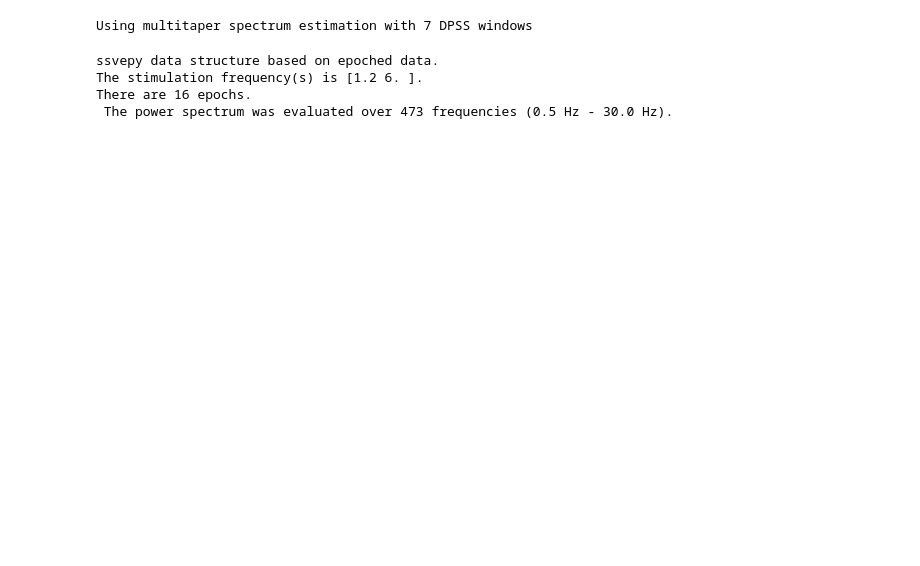
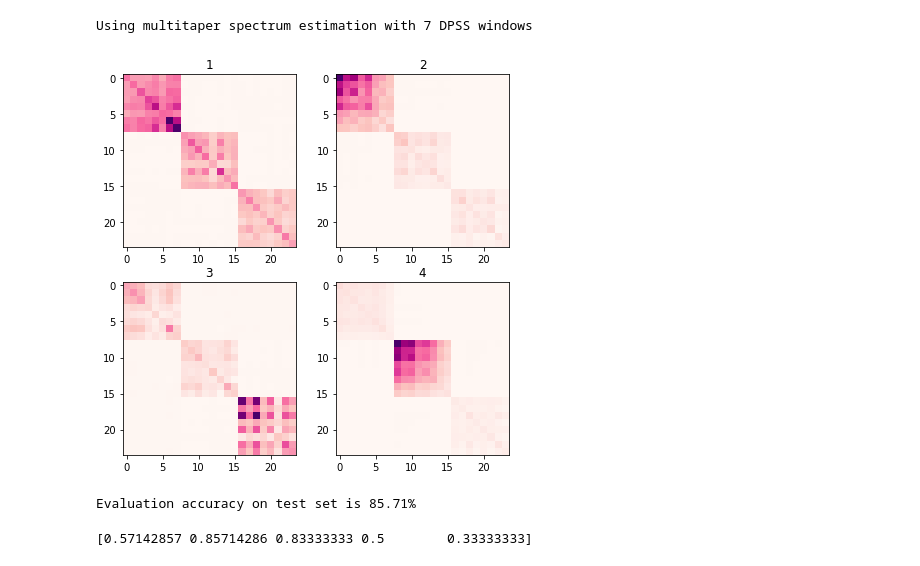
Before and after one commit to dpstart/genbci, a Jupyter notebook: genbci/notebooks/run.ipynb, the cells around one changed output. Saved outputs shown, nothing was run; the diff lists cells and outputs as text; code cells hidden in the pictures; blank space fills up the shorter version.

```diff
--- a/genbci/notebooks/run.ipynb
+++ b/genbci/notebooks/run.ipynb
@@ -38,9 +31,49 @@ Butterworth bandpass zero-phase (two-pass forward and reverse) non-causal filter
 # %%
-ssvep_example = SSVEP(epoch_example, [1.2, 6.0], fmin=0.5, fmax=30, compute_tfr=True)
-ssvep_example
+ssvep_example = SSVEP(epochs_exo, [13.0, 17.0, 21.0], fmin=0.5, fmax=30, compute_tfr=True)
+y = ssvep_example.epochs.events[:,2]
+classes = ssvep_example.epochs.event_id.values()
 # %% [output]
 Using multitaper spectrum estimation with 7 DPSS windows
-ssvepy data structure based on epoched data.
-The stimulation frequency(s) is [1.2 6. ].
-There are 16 epochs.
- The power spectrum was evaluated over 473 frequencies (0.5 Hz - 30.0 Hz).
+# %%
+sscov_trials = SSVEPCovariances(estimator='lwf', freq_targets=[13, 17, 21],
+                              filttype='forward-backward').transform(ssvep_example.epochs.get_data())
+# %%
+from sklearn.model_selection import train_test_split
+cov_train, cov_test, y_train, y_test = train_test_split(sscov_trials, y, test_size=0.2, random_state=42)
+# %%
+from pyriemann.utils.mean import mean_riemann
+cov_centers = np.empty((len(classes), 24, 24))
+for i, l in enumerate(classes):
+    cov_centers[i, :, :] = mean_riemann(cov_train[y_train == l, :, :])
+# %%
+plt.figure(figsize=(7, 7))
+for i, l in enumerate(classes):
+    plt.subplot(2, 2, i+1)
+    plt.imshow(cov_centers[i, :, :], cmap=plt.get_cmap('RdPu'), interpolation='nearest')
+    _ = plt.title(l)
+# %% [output]
+[figure, added]
+# %%
+from pyriemann.utils.distance import distance_riemann
+accuracy = list()
+for sample, true_label in zip(cov_test, y_test):
+    dist = [distance_riemann(sample, cov_centers[m]) for m in range(len(classes))]
+    if list(classes)[np.array(dist).argmin()] == true_label:
+        accuracy.append(1)
+    else: accuracy.append(0)
+test_accuracy = 100.*np.array(accuracy).sum()/len(y_test)
+
+print ('Evaluation accuracy on test set is %.2f%%' % test_accuracy)
+# %% [output]
+Evaluation accuracy on test set is 85.71%
+# %%
+import pyriemann
+from sklearn.model_selection import cross_val_score
+
+mdm = pyriemann.classification.MDM()
+
+accuracy = cross_val_score(mdm, sscov_trials, ssvep_example.epochs.events[:,2])
+
+print(accuracy)
+# %% [output]
+[0.57142857 0.85714286 0.83333333 0.5        0.33333333]
```
Also changed, not shown: parts of 6 cells of this notebook, 3 other files.
